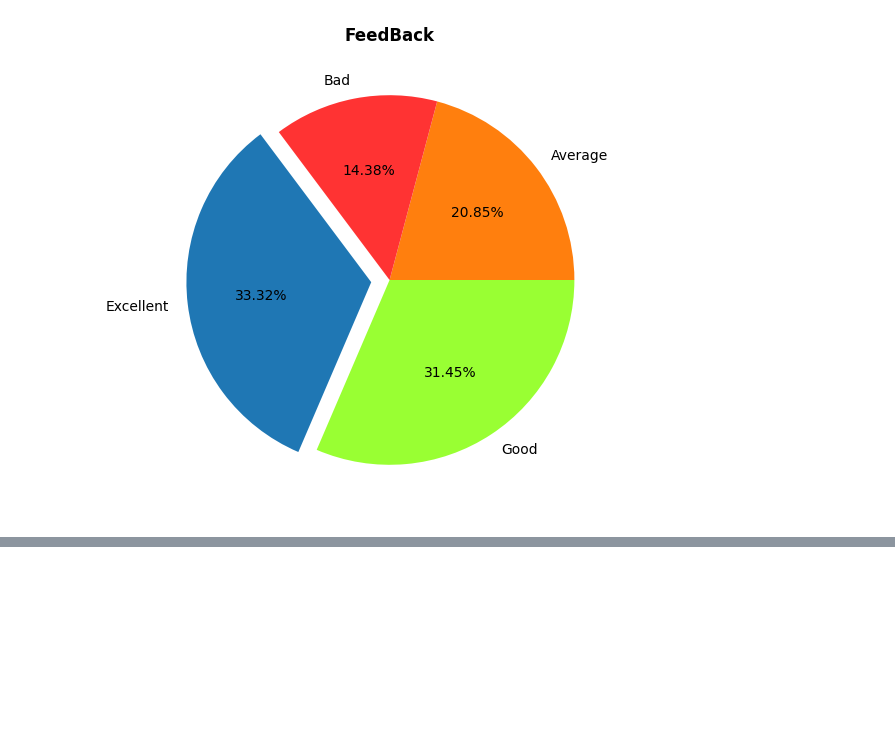
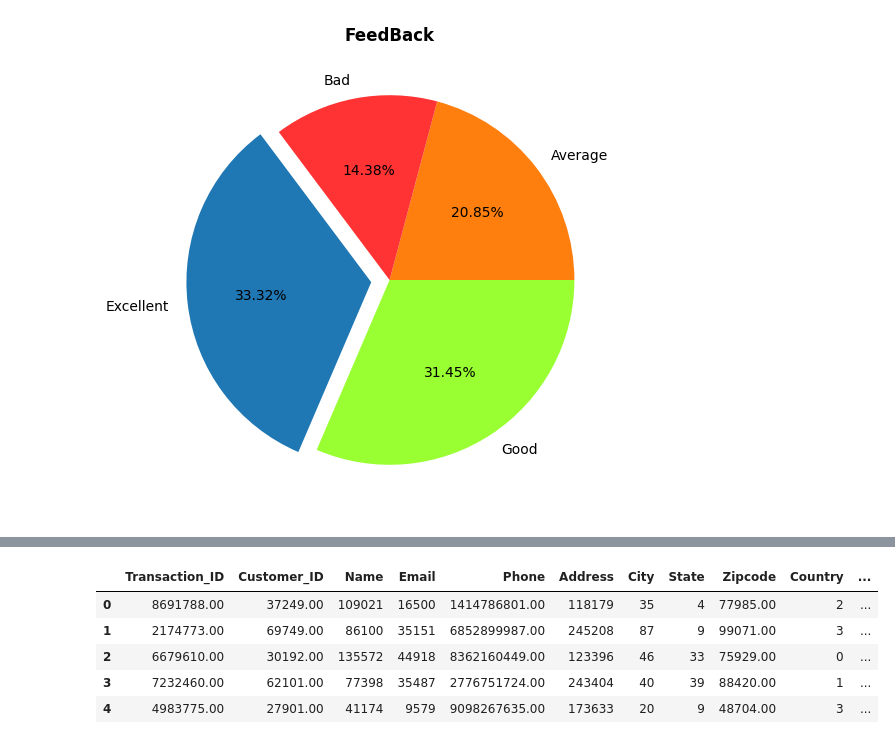
Before and after one commit to menezescarlos/SEGMENTACAO-CLIENTE, a Jupyter notebook: analiseecommerce.ipynb, the cells around one changed output, grey strips where cells are left out. Saved outputs shown, nothing was run; the diff lists cells and outputs as text; code cells hidden in the pictures; blank space fills up the shorter version.

```diff
--- a/analiseecommerce.ipynb
+++ b/analiseecommerce.ipynb
@@ -550,0 +600,10 @@ plt.show()
+# %%
+base_inteiros = base.select_dtypes(include = ['float64', 'int64'])
+base_inteiros.head()
+# %% [output]
+|  | Transaction_ID | Customer_ID | Name | Email | Phone | Address | City | State | Zipcode | Country | ... |
+| 0 | 8691788.00 | 37249.00 | 109021 | 16500 | 1414786801.00 | 118179 | 35 | 4 | 77985.00 | 2 | ... |
+| 1 | 2174773.00 | 69749.00 | 86100 | 35151 | 6852899987.00 | 245208 | 87 | 9 | 99071.00 | 3 | ... |
+| 2 | 6679610.00 | 30192.00 | 135572 | 44918 | 8362160449.00 | 123396 | 46 | 33 | 75929.00 | 0 | ... |
+| 3 | 7232460.00 | 62101.00 | 77398 | 35487 | 2776751724.00 | 243404 | 40 | 39 | 88420.00 | 1 | ... |
+| 4 | 4983775.00 | 27901.00 | 41174 | 9579 | 9098267635.00 | 173633 | 20 | 9 | 48704.00 | 3 | ... |
```
Also changed, not shown: parts of 22 cells of this notebook.
